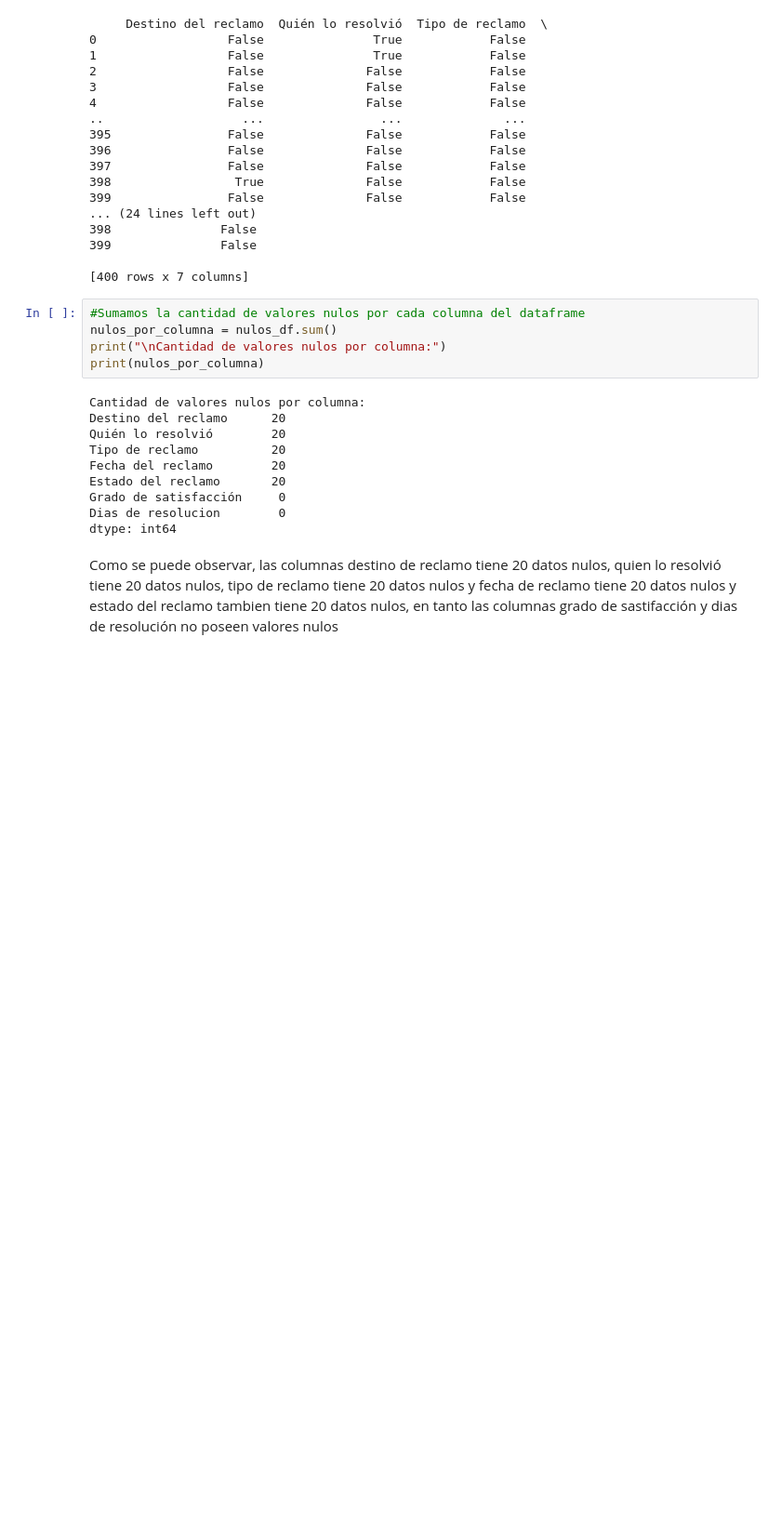
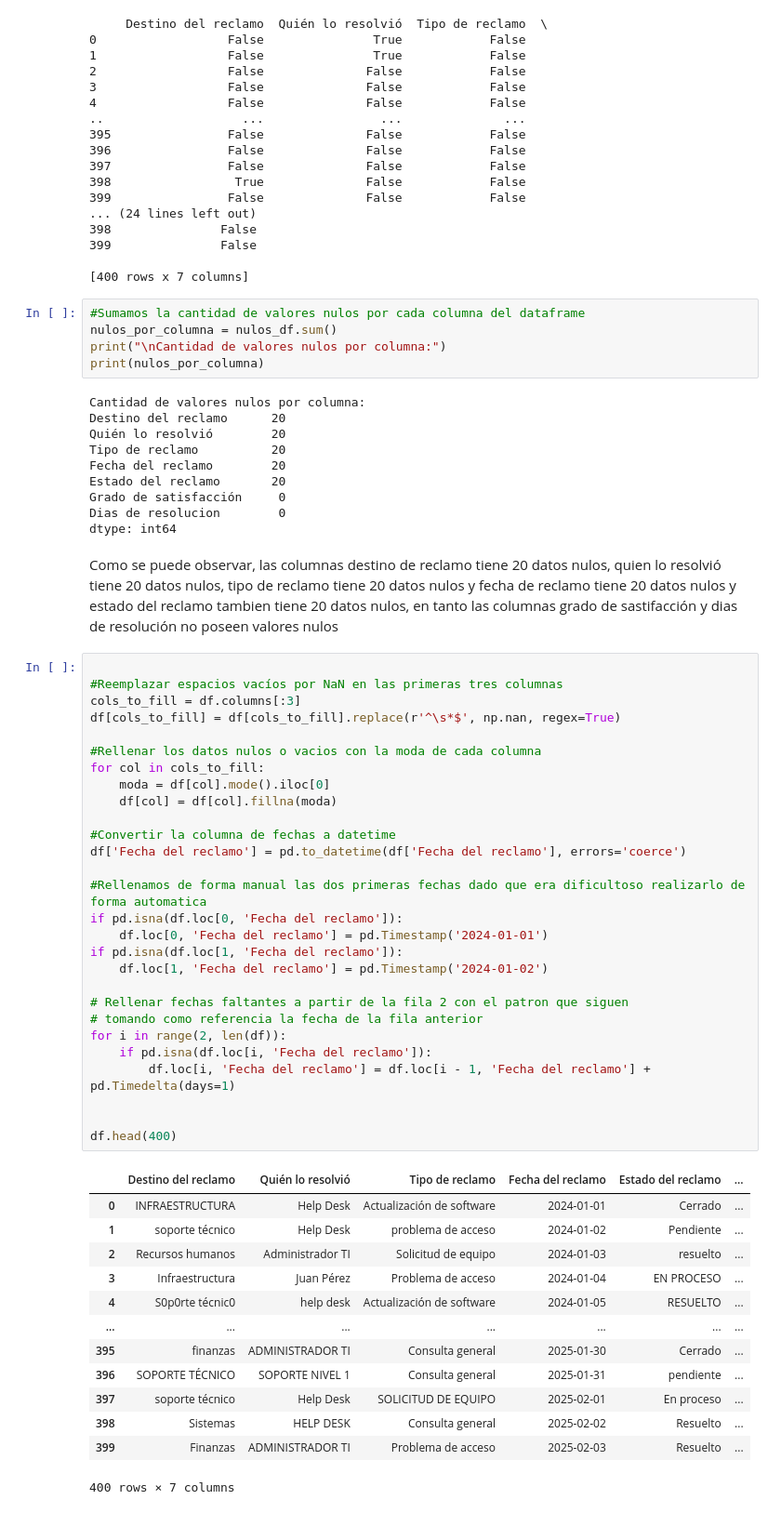
Before and after one commit to vickpicco/analistaDeDatos, a Jupyter notebook: Analista_evidencias_2_y_3.ipynb, the cells around one changed output. Shown: that part at 93% size. Drawn from its saved outputs; the diff is of its cells as text; blank space fills up the shorter version.

Commit message:
Limpieza de datos nulos en las primeras columnas cualitativas y en la columna de fechas

```diff
--- a/Analista_evidencias_2_y_3.ipynb
+++ b/Analista_evidencias_2_y_3.ipynb
@@ -505,3 +511,45 @@ Dias de resolucion        0
 dtype: int64
 # %% [markdown]
 Como se puede observar, las columnas destino de reclamo tiene 20 datos nulos, quien lo resolvió tiene 20 datos nulos, tipo de reclamo tiene 20 datos nulos y fecha de reclamo tiene 20 datos nulos y estado del reclamo tambien tiene 20 datos nulos, en tanto las columnas grado de sastifacción y dias de resolución no poseen valores nulos
+# %%
+
+#Reemplazar espacios vacíos por NaN en las primeras tres columnas
+cols_to_fill = df.columns[:3]
+df[cols_to_fill] = df[cols_to_fill].replace(r'^\s*$', np.nan, regex=True)
+
+#Rellenar los datos nulos o vacios con la moda de cada columna
+for col in cols_to_fill:
+    moda = df[col].mode().iloc[0]
+    df[col] = df[col].fillna(moda)
+
+#Convertir la columna de fechas a datetime
+df['Fecha del reclamo'] = pd.to_datetime(df['Fecha del reclamo'], errors='coerce')
+
+#Rellenamos de forma manual las dos primeras fechas dado que era dificultoso realizarlo de forma automatica
+if pd.isna(df.loc[0, 'Fecha del reclamo']):
+    df.loc[0, 'Fecha del reclamo'] = pd.Timestamp('2024-01-01')
+if pd.isna(df.loc[1, 'Fecha del reclamo']):
+    df.loc[1, 'Fecha del reclamo'] = pd.Timestamp('2024-01-02')
+
+# Rellenar fechas faltantes a partir de la fila 2 con el patron que siguen
+# tomando como referencia la fecha de la fila anterior
+for i in range(2, len(df)):
+    if pd.isna(df.loc[i, 'Fecha del reclamo']):
+        df.loc[i, 'Fecha del reclamo'] = df.loc[i - 1, 'Fecha del reclamo'] + pd.Timedelta(days=1)
+
+
+df.head(400)
+# %% [output]
+|  | Destino del reclamo | Quién lo resolvió | Tipo de reclamo | Fecha del reclamo | Estado del reclamo | ... |
+| 0 | INFRAESTRUCTURA | Help Desk | Actualización de software | 2024-01-01 | Cerrado | ... |
+| 1 | soporte técnico | Help Desk | problema de acceso | 2024-01-02 | Pendiente | ... |
+| 2 | Recursos humanos | Administrador TI | Solicitud de equipo | 2024-01-03 | resuelto | ... |
+| 3 | Infraestructura | Juan Pérez | Problema de acceso | 2024-01-04 | EN PROCESO | ... |
+| 4 | S0p0rte técnic0 | help desk | Actualización de software | 2024-01-05 | RESUELTO | ... |
+| ... | ... | ... | ... | ... | ... | ... |
+| 395 | finanzas | ADMINISTRADOR TI | Consulta general | 2025-01-30 | Cerrado | ... |
+| 396 | SOPORTE TÉCNICO | SOPORTE NIVEL 1 | Consulta general | 2025-01-31 | pendiente | ... |
+| 397 | soporte técnico | Help Desk | SOLICITUD DE EQUIPO | 2025-02-01 | En proceso | ... |
+| 398 | Sistemas | HELP DESK | Consulta general | 2025-02-02 | Resuelto | ... |
+| 399 | Finanzas | ADMINISTRADOR TI | Problema de acceso | 2025-02-03 | Resuelto | ... |
+400 rows × 7 columns
```
Also changed, not shown: parts of 5 cells of this notebook.
